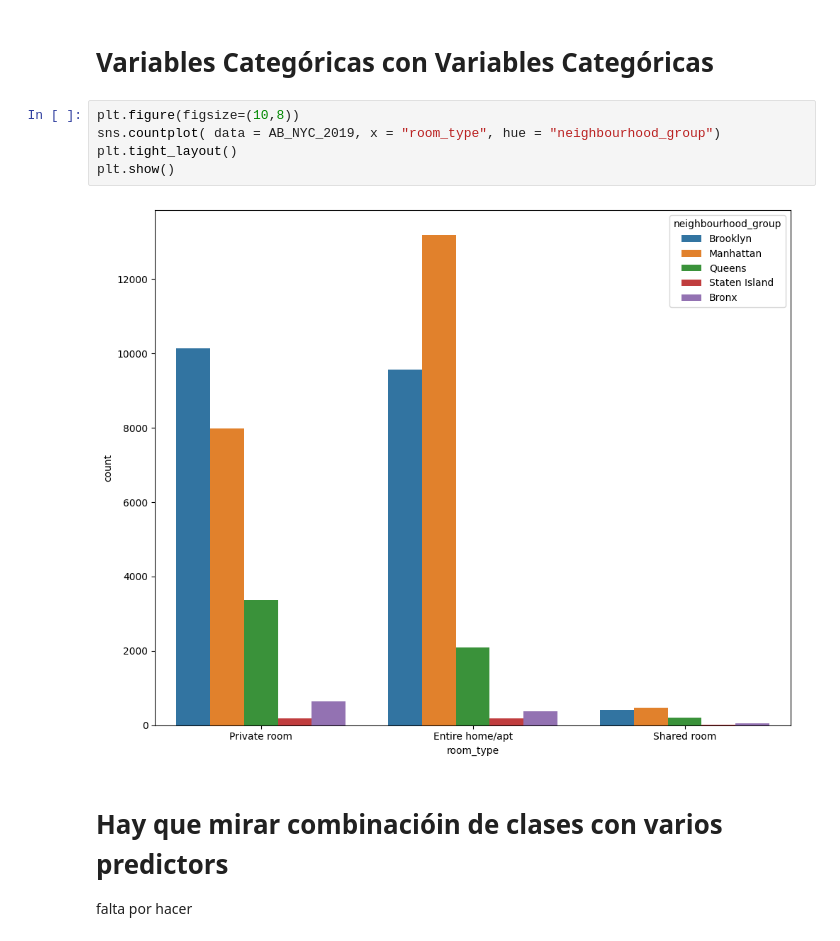
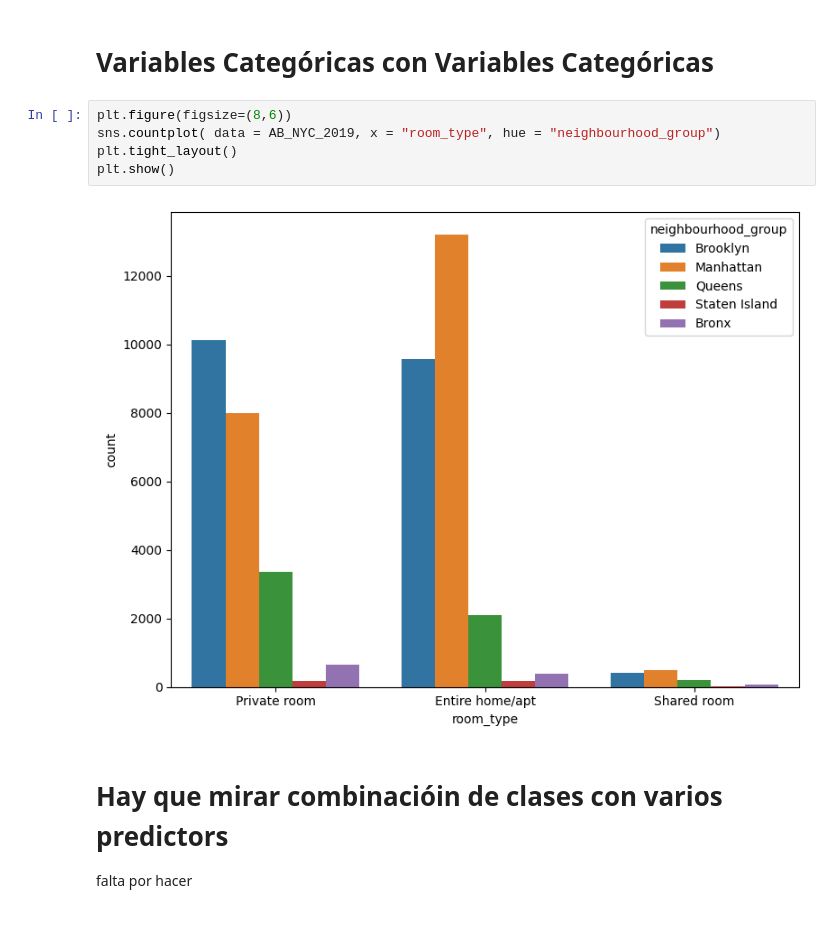
Before and after one commit to 4GeeksAcademy/fer-romerEDA, a Jupyter notebook: src/explore.ipynb, the cells around one changed output. Cells and saved outputs as stored; diff of their text form.

```diff
--- a/src/explore.ipynb
+++ b/src/explore.ipynb
@@ -344,12 +376,12 @@ sns.heatmap(AB_NYC_2019[["price", "calculated_host_listings_count"]].corr(), ann
 # %% [markdown]
 # Variables Categóricas con Variables Categóricas
 # %%
-plt.figure(figsize=(10,8))
+plt.figure(figsize=(8,6))
 sns.countplot( data = AB_NYC_2019, x = "room_type", hue = "neighbourhood_group")
 plt.tight_layout()
 plt.show()
 # %% [output]
-[figure, old version]
+[figure, new version]
 # %% [markdown]
 # Hay que mirar combinacióin de clases con varios predictors
 falta por hacer
```
Also changed, not shown: parts of 11 cells of this notebook.
